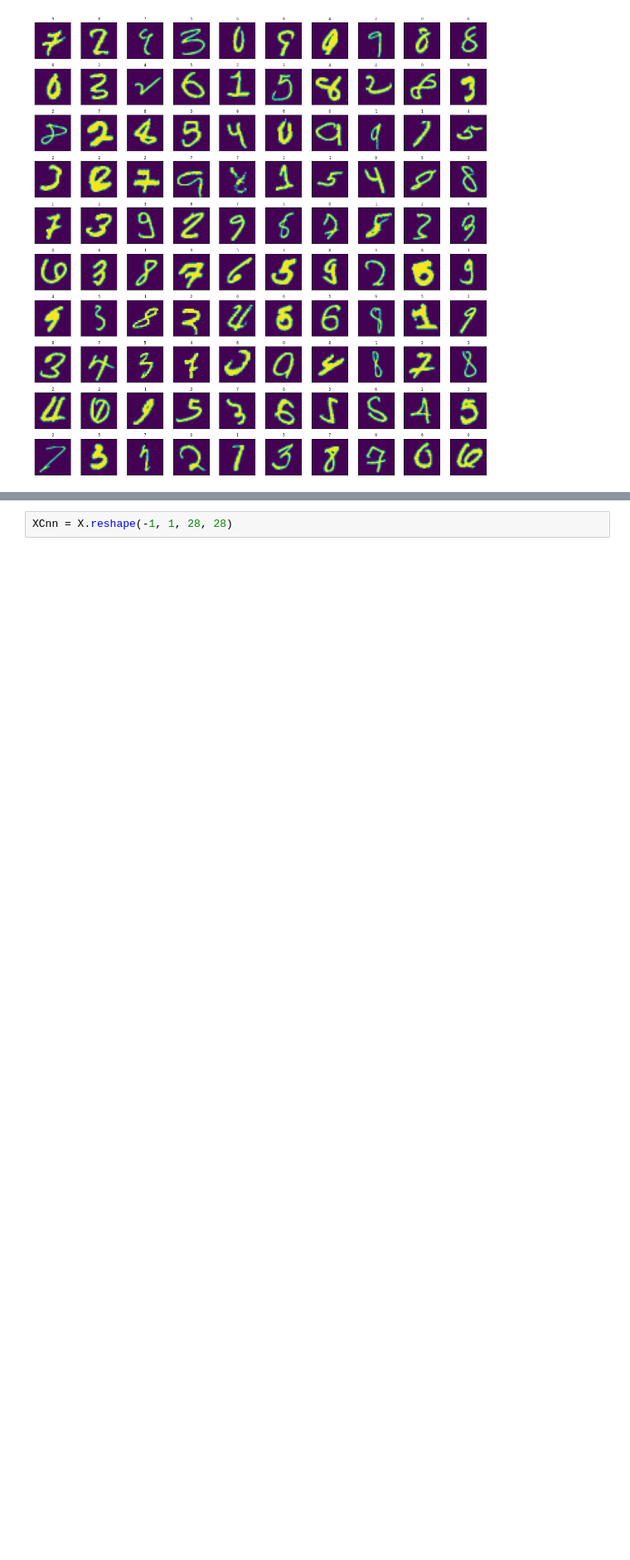
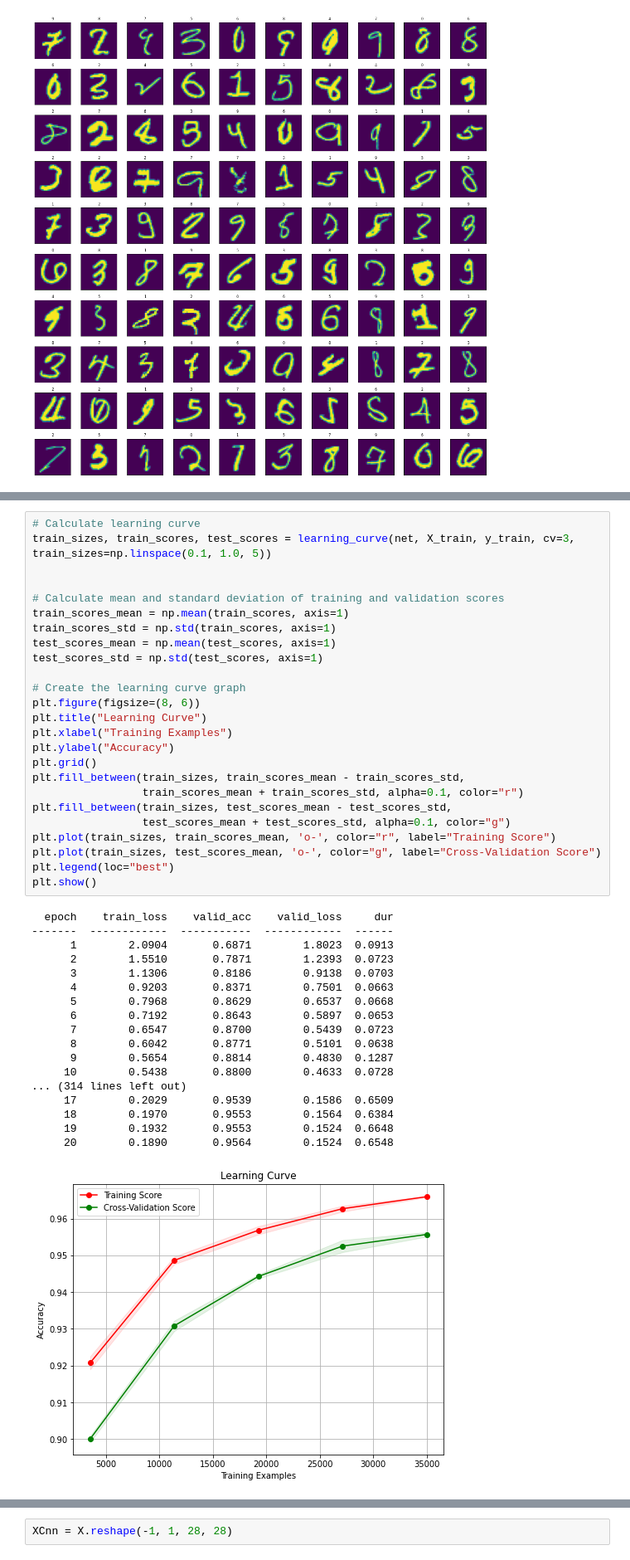
Before and after one commit to Cradulllaaa/Vizuara-AIML, a Jupyter notebook: Hand_written_text_classification_Project.ipynb, the cells around one changed output, grey strips where cells are left out. Shown at 83% size. Saved outputs shown, nothing was run; the diff lists cells and outputs as text; blank space fills up the shorter version.

```diff
--- a/Hand_written_text_classification_Project.ipynb
+++ b/Hand_written_text_classification_Project.ipynb
@@ -173,3 +263,47 @@ plot_example(X_test[error_mask], y_pred[error_mask])
+# %%
+# Calculate learning curve
+train_sizes, train_scores, test_scores = learning_curve(net, X_train, y_train, cv=3, train_sizes=np.linspace(0.1, 1.0, 5))
+
+
+# Calculate mean and standard deviation of training and validation scores
+train_scores_mean = np.mean(train_scores, axis=1)
+train_scores_std = np.std(train_scores, axis=1)
+test_scores_mean = np.mean(test_scores, axis=1)
+test_scores_std = np.std(test_scores, axis=1)
+
+# Create the learning curve graph
+plt.figure(figsize=(8, 6))
+plt.title("Learning Curve")
+plt.xlabel("Training Examples")
+plt.ylabel("Accuracy")
+plt.grid()
+plt.fill_between(train_sizes, train_scores_mean - train_scores_std,
+                 train_scores_mean + train_scores_std, alpha=0.1, color="r")
+plt.fill_between(train_sizes, test_scores_mean - test_scores_std,
+                 test_scores_mean + test_scores_std, alpha=0.1, color="g")
+plt.plot(train_sizes, train_scores_mean, 'o-', color="r", label="Training Score")
+plt.plot(train_sizes, test_scores_mean, 'o-', color="g", label="Cross-Validation Score")
+plt.legend(loc="best")
+plt.show()
+# %% [output]
+  epoch    train_loss    valid_acc    valid_loss     dur
+-------  ------------  -----------  ------------  ------
+      1        2.0904       0.6871        1.8023  0.0913
+      2        1.5510       0.7871        1.2393  0.0723
+      3        1.1306       0.8186        0.9138  0.0703
+      4        0.9203       0.8371        0.7501  0.0663
+      5        0.7968       0.8629        0.6537  0.0668
+      6        0.7192       0.8643        0.5897  0.0653
+      7        0.6547       0.8700        0.5439  0.0723
+      8        0.6042       0.8771        0.5101  0.0638
+      9        0.5654       0.8814        0.4830  0.1287
+     10        0.5438       0.8800        0.4633  0.0728
+... (314 lines left out)
+     17        0.2029       0.9539        0.1586  0.6509
+     18        0.1970       0.9553        0.1564  0.6384
+     19        0.1932       0.9553        0.1524  0.6648
+     20        0.1890       0.9564        0.1524  0.6548
+[figure, added]
 # %% [markdown]
 
 
```
Also changed, not shown: parts of 19 cells of this notebook, 1 other file.
